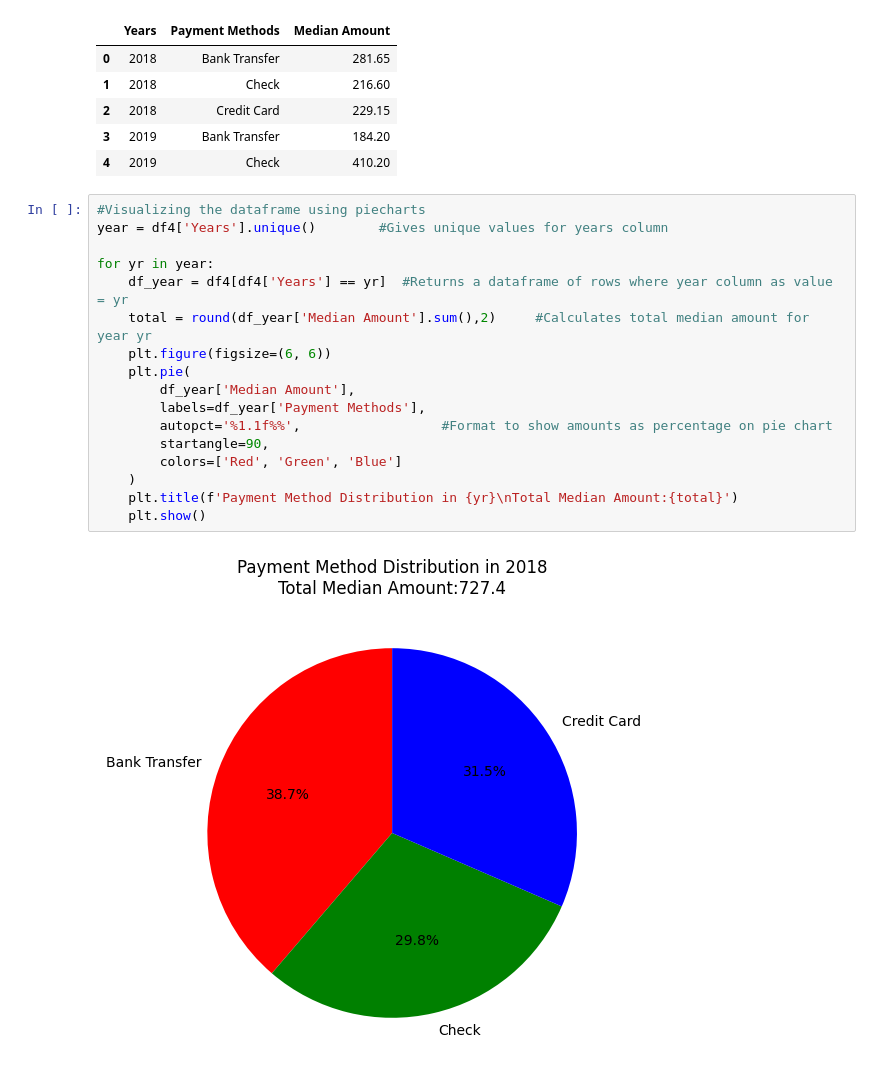
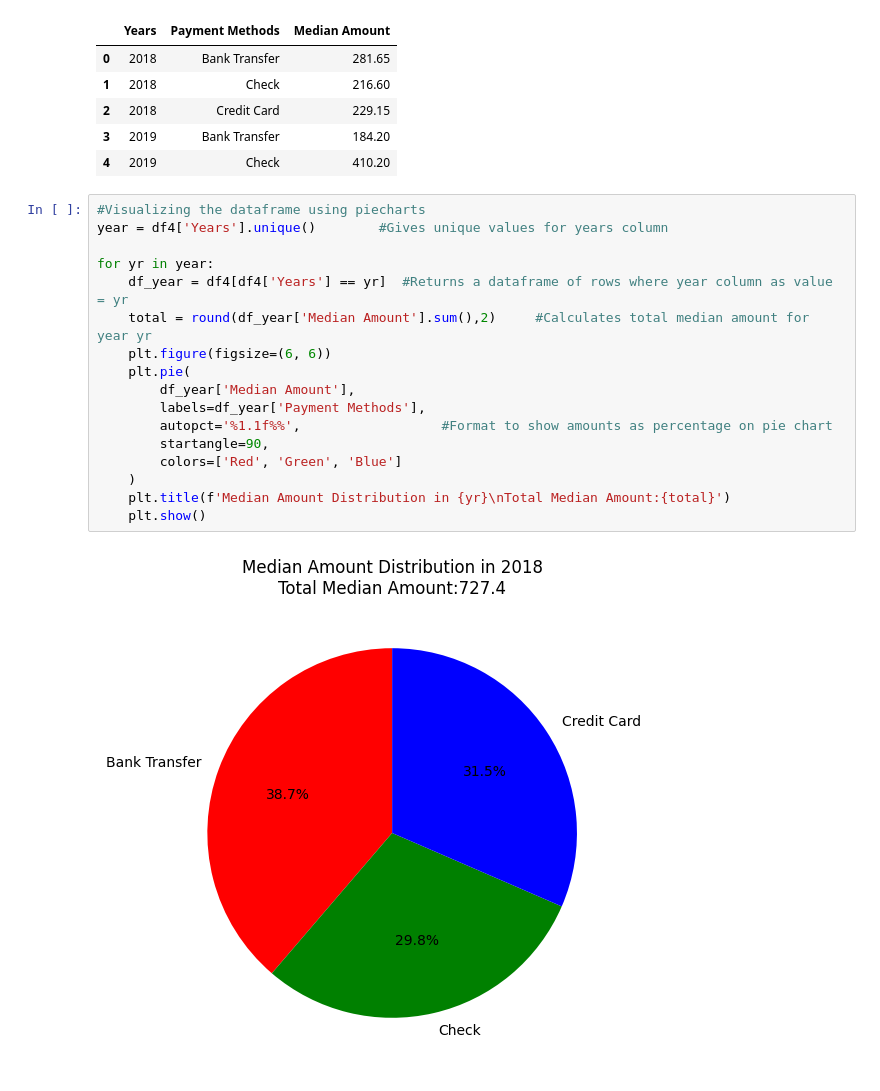
Before and after one commit to Amritjyot-2004/Skygeni-Assignment, a Jupyter notebook: Assignment.ipynb, the cells around one changed output. Drawn from its saved outputs; the diff is of its cells as text.

```diff
--- a/Assignment.ipynb
+++ b/Assignment.ipynb
@@ -484,19 +484,19 @@ df4.head()
 # %%
 #Visualizing the dataframe using piecharts
 year = df4['Years'].unique()        #Gives unique values for years column
 
 for yr in year:
     df_year = df4[df4['Years'] == yr]  #Returns a dataframe of rows where year column as value = yr
     total = round(df_year['Median Amount'].sum(),2)     #Calculates total median amount for year yr
     plt.figure(figsize=(6, 6))
     plt.pie(
         df_year['Median Amount'],
         labels=df_year['Payment Methods'],
         autopct='%1.1f%%',                  #Format to show amounts as percentage on pie chart
         startangle=90,
         colors=['Red', 'Green', 'Blue']
     )
-    plt.title(f'Payment Method Distribution in {yr}\nTotal Median Amount:{total}')
+    plt.title(f'Median Amount Distribution in {yr}\nTotal Median Amount:{total}')
     plt.show()
 # %% [output]
-[figure, old version]
+[figure, new version]
```
Also changed, not shown: parts of 2 cells of this notebook.
